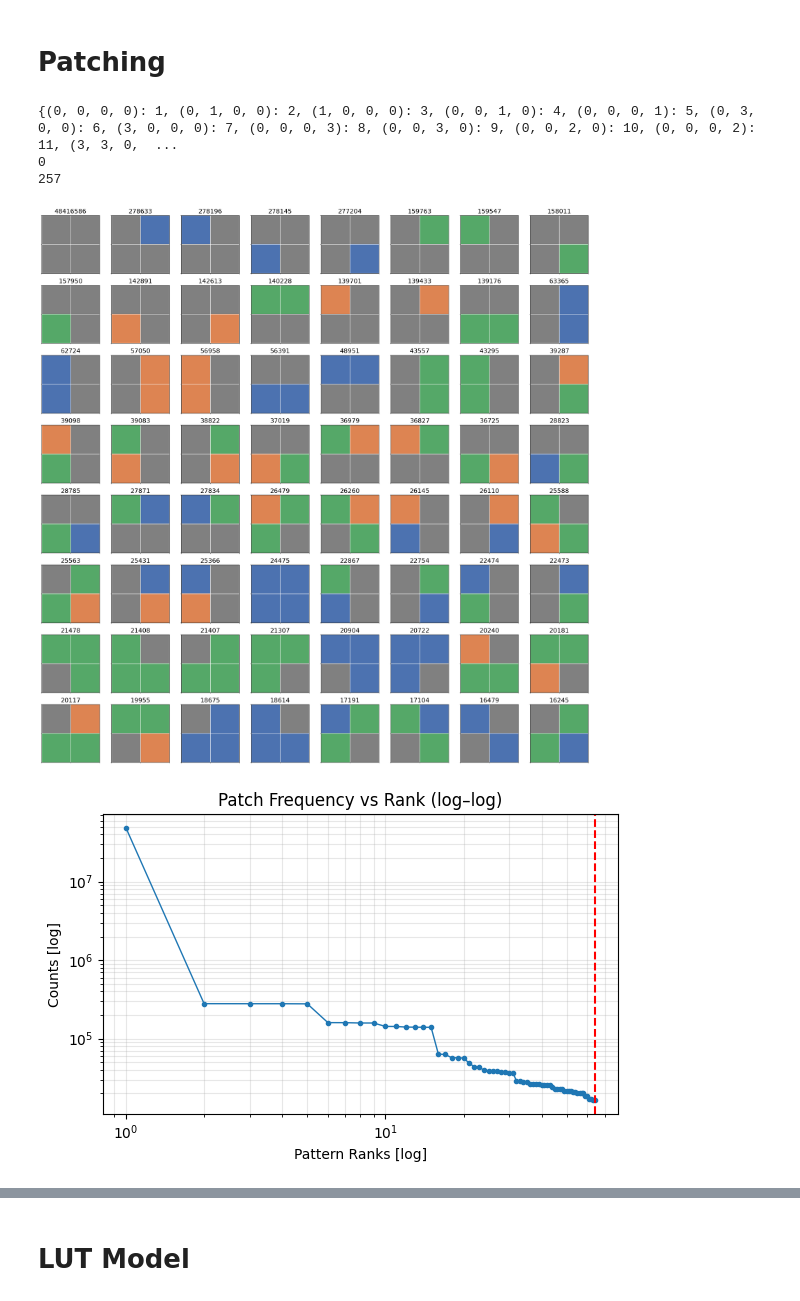
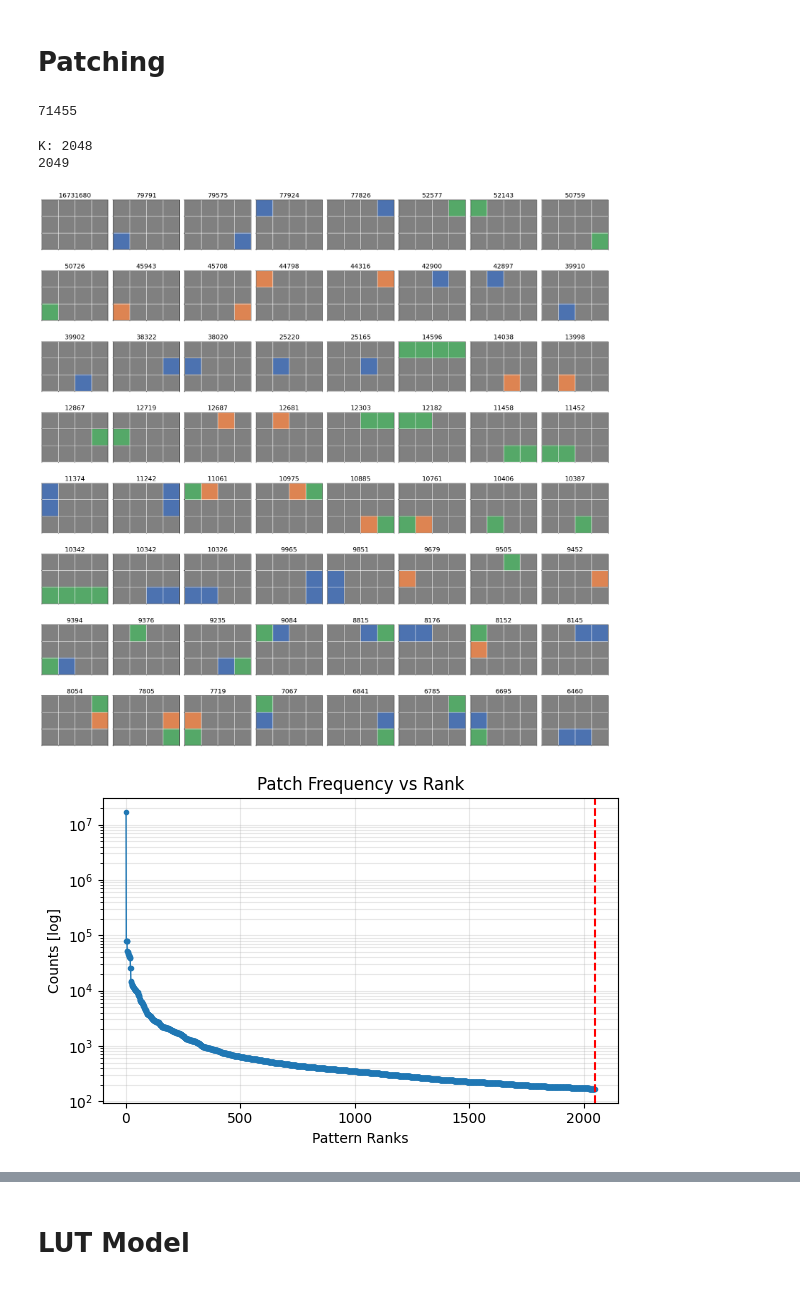
Before and after one commit to ArghyaDas112358/smart-pixels-ml, a Jupyter notebook: Pattern_patching.ipynb, the cells around one changed output, grey strips where cells are left out. Saved outputs shown, nothing was run; the diff lists cells and outputs as text; code cells hidden in the pictures.

```diff
--- a/Pattern_patching.ipynb
+++ b/Pattern_patching.ipynb
@@ -1238,67 +1238,71 @@ class TokenizedSequence(keras.utils.Sequence):
         return patches, y
 # %% [markdown]
 # Patching
+# %%
+patch_dim = (3, 4)
+unk_id=0
+patches_ctr = extract_gbl_patch_ctr(
+    training_generator,
+    quantizer_model,
+    patch_dim=patch_dim,
+    stride=None,
+    padding="same",
+    max_batches=None      # set e.g. 1 for a quick approximation
+)
+# %%
+len(patches_ctr.keys())
+# %% [output]
+71455
 # %%
-patch_dim = (2, 2)
-unk_id=0
-patches_ctr = extract_gbl_patch_ctr(
-    training_generator,
-    quantizer_model,
-    patch_dim=patch_dim,
-    stride=None,
-    padding="same",
-    max_batches=None      # set e.g. 1 for a quick approximation
-)
+K = 2**11 - 1
+print(f"K: {K}")
 
-K = 256
 patch2id, unk_id = build_patch_dict_from_counter(patches_ctr, K, unk_id)
 vocab_size = K + 1
-print(patch2id)
-print(unk_id)
+# print(patch2id)
+# print(unk_id)
 print(vocab_size)
 # %% [output]
-{(0, 0, 0, 0): 1, (0, 1, 0, 0): 2, (1, 0, 0, 0): 3, (0, 0, 1, 0): 4, (0, 0, 0, 1): 5, (0, 3, 0, 0): 6, (3, 0, 0, 0): 7, (0, 0, 0, 3): 8, (0, 0, 3, 0): 9, (0, 0, 2, 0): 10, (0, 0, 0, 2): 11, (3, 3, 0,  ...
-0
-257
+K: 2048
+2049
 # %%
-K = 64
-
 fig, axes = plt.subplots(8, 8, figsize=(20,20))
 cmap = ListedColormap(["grey", "#4C72B0", "#DD8452", "#55A868"])
 
 for ax, (pat, cnt) in zip(axes.flat, patches_ctr.most_common(K)):
     img = np.array(pat).reshape(patch_dim)
     ax.imshow(img, cmap=cmap, vmin=0, vmax=3)
 
     # ---- draw pixel grid ----
     h, w = img.shape
     ax.set_xticks(np.arange(-0.5, w, 1), minor=True)
     ax.set_yticks(np.arange(-0.5, h, 1), minor=True)
     ax.grid(which="minor", color="white", linewidth=1.0)
 
     # ---- clean axes ----
     ax.set_xticks([])
     ax.set_yticks([])
     ax.set_title(cnt, fontsize=16)
 
 plt.tight_layout()
 plt.show()
 
 counts = np.array([cnt for _, cnt in patches_ctr.most_common(K)])
 ranks = np.arange(1, len(counts) + 1)
 
 plt.figure(figsize=(6,4))
-plt.loglog(ranks, counts, marker='o', markersize=3, linewidth=1)
+plt.plot(ranks, counts, marker='o', markersize=3, linewidth=1)
 plt.axvline(K, color='red', linestyle='--', label=f"K = {K}")
-plt.xlabel("Pattern Ranks [log]")
+plt.yscale('log')
+plt.xlabel("Pattern Ranks")
 plt.ylabel("Counts [log]")
-plt.title("Patch Frequency vs Rank (log–log)")
+plt.title("Patch Frequency vs Rank")
 plt.grid(True, which="both", alpha=0.3)
 plt.tight_layout()
 plt.show()
 # %% [output]
-[figure, old version]
+[figure, new version]
-[figure, old version]
+[figure, new version]
 # %%
 total = sum(patches_ctr.values())
 counts = np.array([cnt for _, cnt in patches_ctr.most_common(K)])
```
Also changed, not shown: parts of 13 cells of this notebook.
